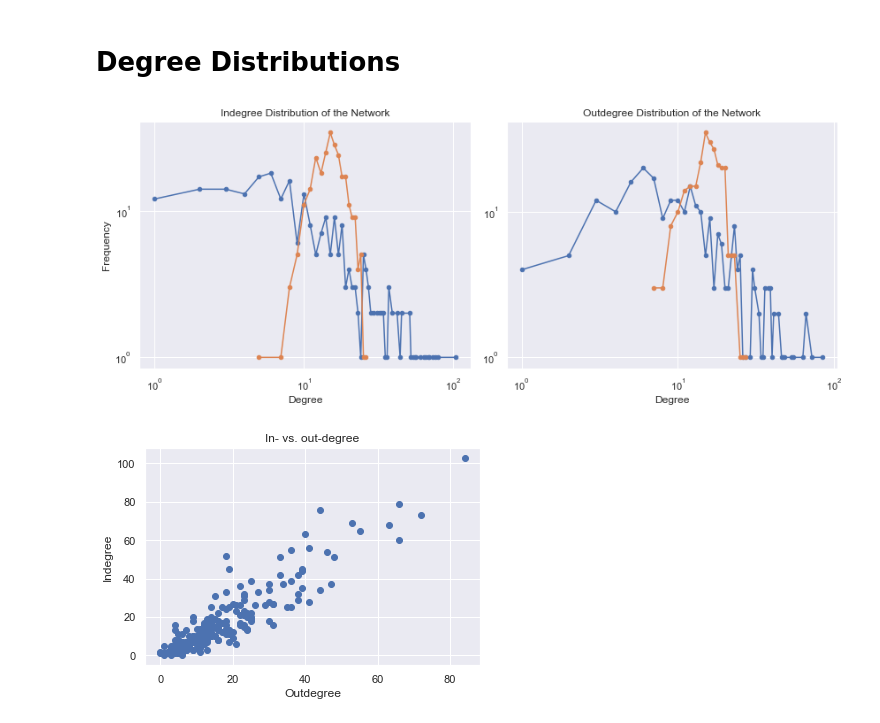
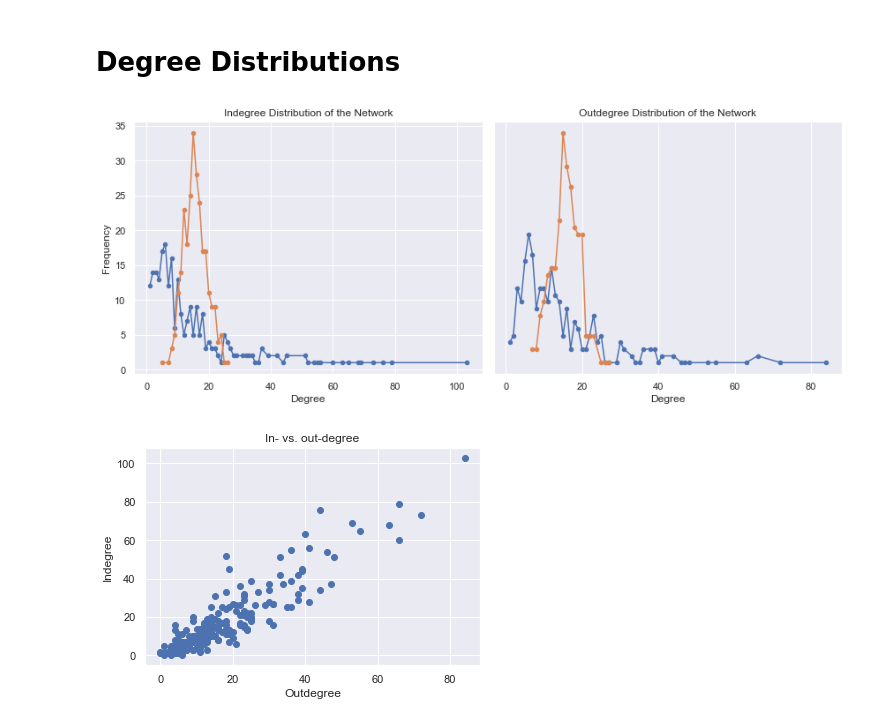
Before and after one commit to simonamtoft/warcraft-major-character-analysis, a Jupyter notebook: Graph Analysis.ipynb, the cells around one changed output. Cells and saved outputs as stored; diff of their text form; code cells hidden in the pictures.

```diff
--- a/Graph Analysis.ipynb
+++ b/Graph Analysis.ipynb
@@ -57,31 +57,31 @@ degs_rnd_in = np.array([v for _, v in G_rnd_in.degree()])
 # %%
 # Plot in- and out-degree distributions
 f, ax = plt.subplots(1, 2, figsize=(12, 5))
 marker_str = '.-'
 marker_size = 9
 val, count = np.unique(in_deg, return_counts=True)
 val_rnd, count_rnd = np.unique(degs_rnd_in, return_counts=True)
 ax[0].plot(val[1:], count[1:], marker_str, markersize=marker_size, label="Network degree")
 ax[0].plot(val_rnd, count_rnd, marker_str, markersize=marker_size, label="Random degree")
 val, count = np.unique(out_deg, return_counts=True)
 val_rnd, count_rnd = np.unique(degs_rnd_out, return_counts=True)
 ax[1].plot(val[1:], count[1:], marker_str, markersize=marker_size, label="Network degree")
 ax[1].plot(val_rnd, count_rnd, marker_str, markersize=marker_size, label="Random degree")
 
 ax[0].set_title('Indegree Distribution of the Network')
 ax[1].set_title('Outdegree Distribution of the Network')
 
 ax[0].set_ylabel('Frequency')
 ax[1].set_yticks([])
 for i in range(2):
     ax[i].set_xlabel('Degree')
-    ax[i].set_yscale('log')
-    ax[i].set_xscale('log')
+    # ax[i].set_yscale('log')
+    # ax[i].set_xscale('log')
 plt.tight_layout()
 plt.savefig('./visualizations/degree_distributions.png', transparent=True)
 plt.show()
 # %% [output]
-[figure, old version]
+[figure, new version]
 # %%
 # in- vs. out-degree
 plt.figure()
```
Also changed, not shown: 1 other file.
